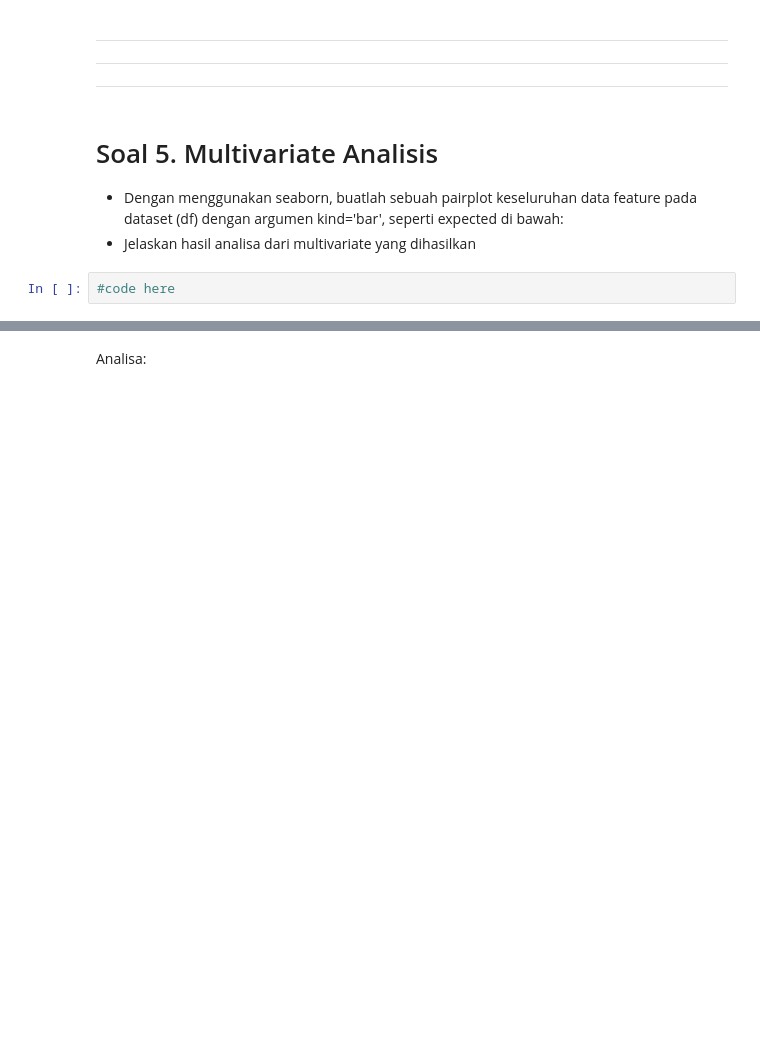
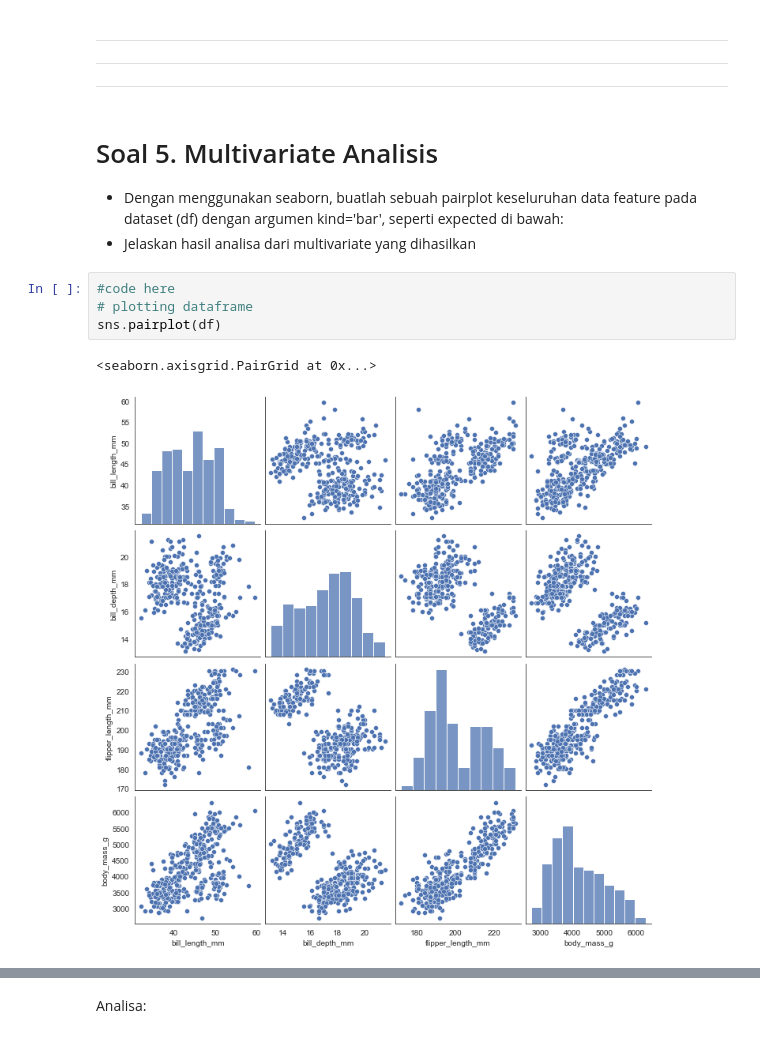
Before and after one commit to benidictusgalihmp/DS-SanberCode, a Jupyter notebook: W04/W04_T02.ipynb, the cells around one changed output, grey strips where cells are left out. Cells and saved outputs as stored; diff of their text form; blank space fills up the shorter version.

```diff
--- a/W04/W04_T02.ipynb
+++ b/W04/W04_T02.ipynb
@@ -229,6 +229,11 @@ Analisa:
 *   Jelaskan hasil analisa dari multivariate yang dihasilkan
 # %%
 #code here
+# plotting dataframe
+sns.pairplot(df)
+# %% [output]
+<seaborn.axisgrid.PairGrid at 0x...>
+[figure, added]
 # %% [markdown]
 Expected output:
 
```
